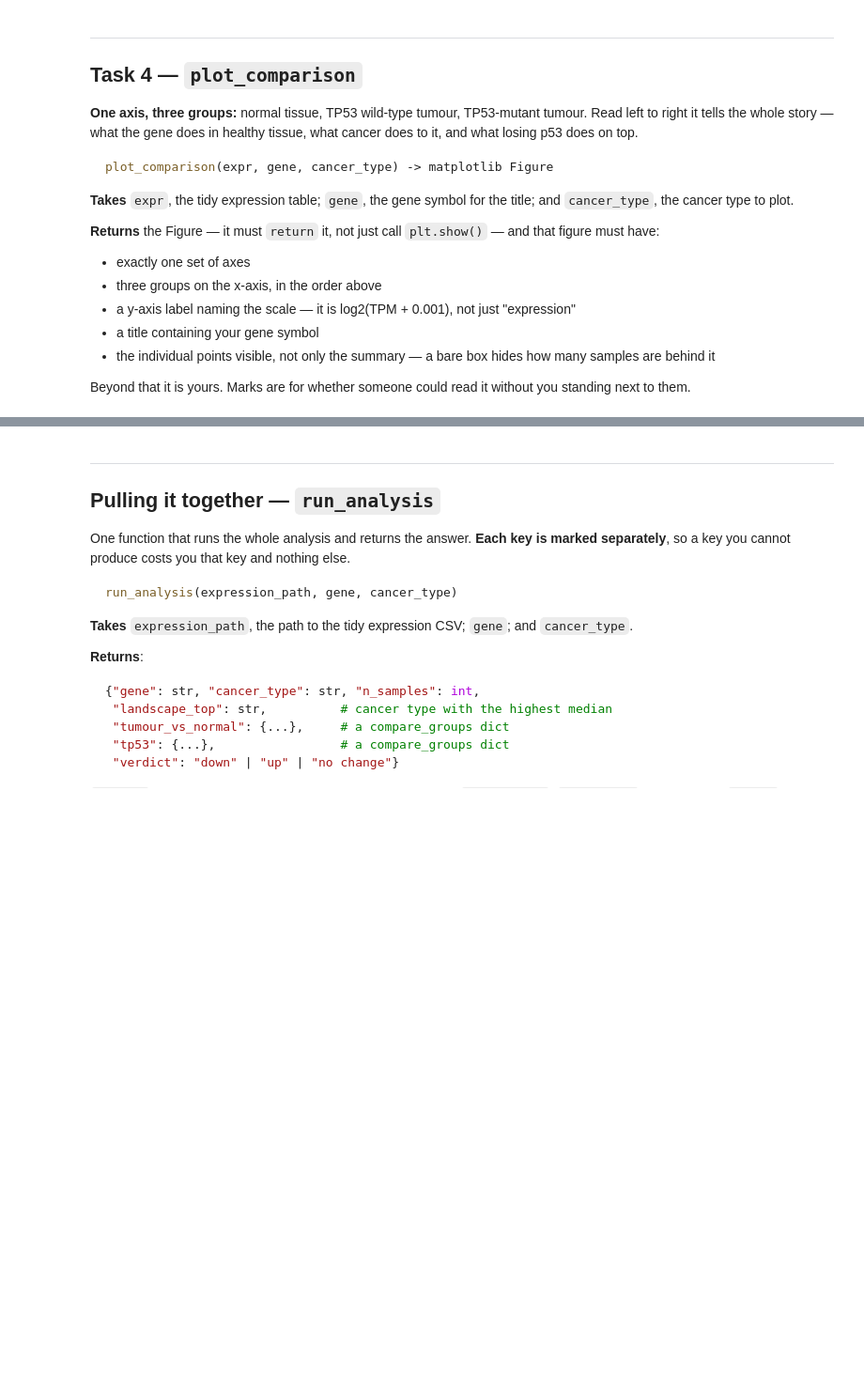
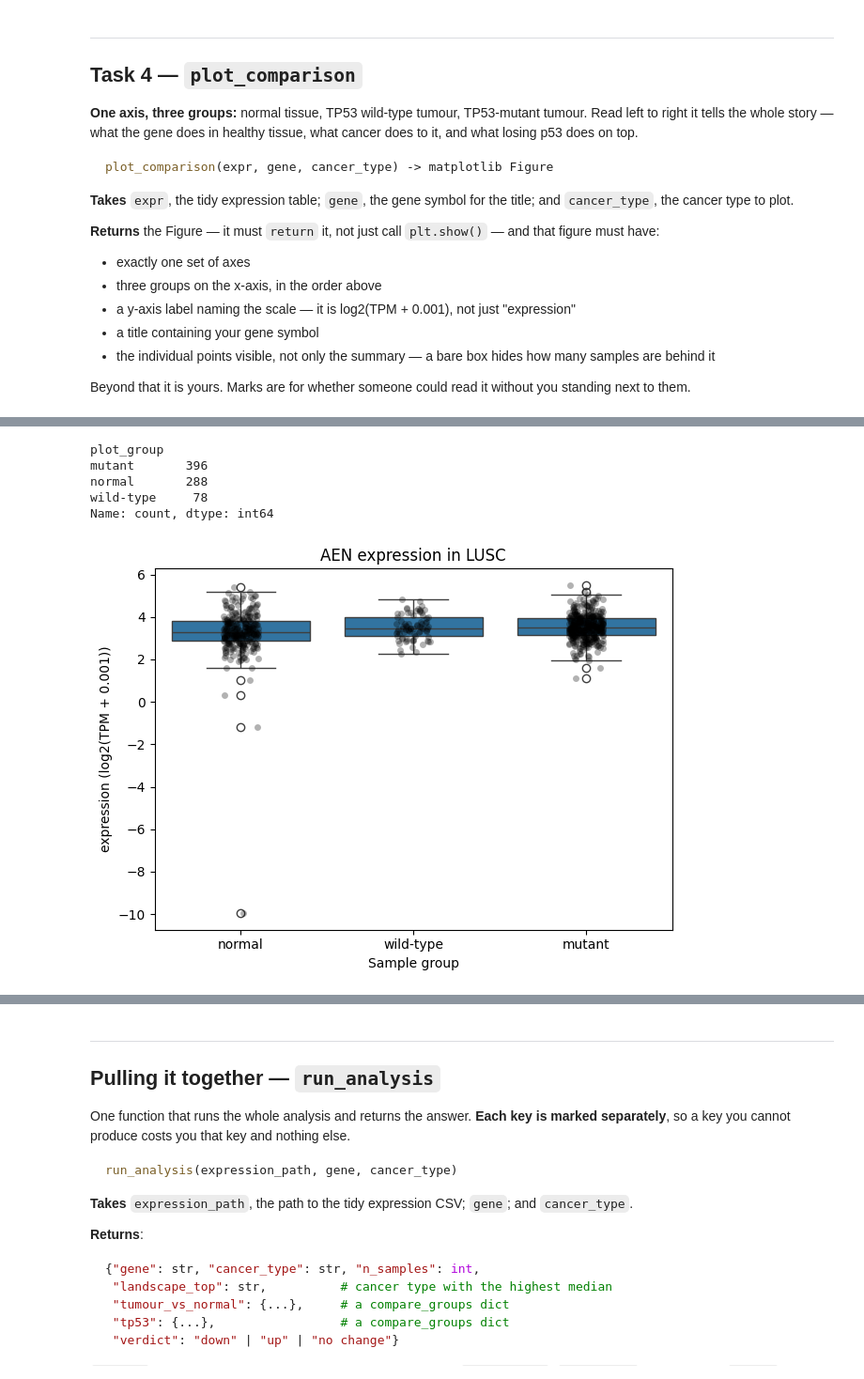
Before and after one commit to vt214-cyber/project2-tcga-p53-capstone-project, a Jupyter notebook: 02_p53_analysis.ipynb, the cells around one changed output, grey strips where cells are left out. Shown at 94% size. Cells and saved outputs as stored; diff of their text form; code cells hidden in the pictures; blank space fills up the shorter version.

```diff
--- a/02_p53_analysis.ipynb
+++ b/02_p53_analysis.ipynb
@@ -585,0 +806,63 @@ def plot_comparison(expr, gene, cancer_type):
+# %%
+# Make a separate copy of each sample group
+normal_plot = normal.copy()
+wild_type_plot = wild_type.copy()
+mutant_plot = mutant.copy()
+
+# Give each group a clear label
+normal_plot["plot_group"] = "normal"
+wild_type_plot["plot_group"] = "wild-type"
+mutant_plot["plot_group"] = "mutant"
+
+# Join the three groups into one table
+plot_data = pd.concat([normal_plot, wild_type_plot, mutant_plot])
+
+
+
+print(plot_data["plot_group"].value_counts())
+# %% [output]
+plot_group
+mutant       396
+normal       288
+wild-type     78
+Name: count, dtype: int64
+# %%
+# Create one figure and one set of axes
+fig, ax = plt.subplots()
+# Set order in which the 3 graphs appear
+group_order = [
+    "normal",
+    "wild-type",
+    "mutant"
+]
+# create boxplot to show distribution of gene expression
+sns.boxplot(
+    data=plot_data,
+    x="plot_group",
+    y="log2_tpm",
+    order=group_order,
+    ax=ax
+)
+# Add individual sample points to the boxplot
+sns.stripplot(
+    data=plot_data,
+    x="plot_group",
+    y="log2_tpm",
+    order=group_order,
+    color="black",
+    alpha=0.3,
+    ax=ax
+)
+
+
+
+# Add a title and axis labels
+ax.set_title("AEN expression in LUSC")
+ax.set_xlabel("Sample group")
+ax.set_ylabel("expression (log2(TPM + 0.001))")
+# improve spacing around the graph
+fig.tight_layout()
+# return figure
+plt.show()
+# %% [output]
+[figure, added]
```
Also changed, not shown: parts of 40 cells of this notebook.
